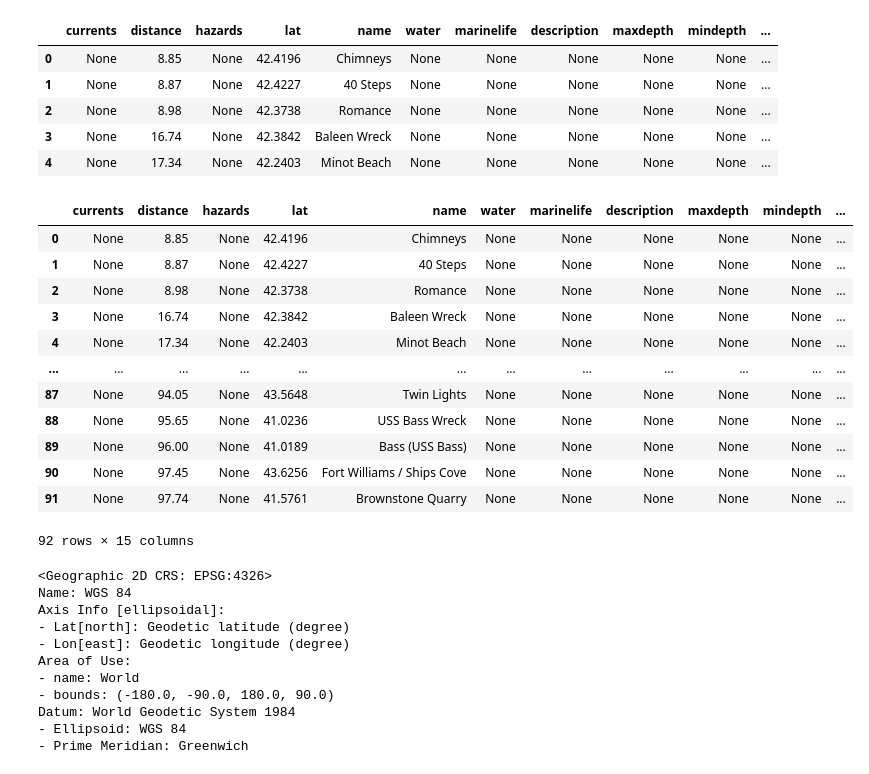
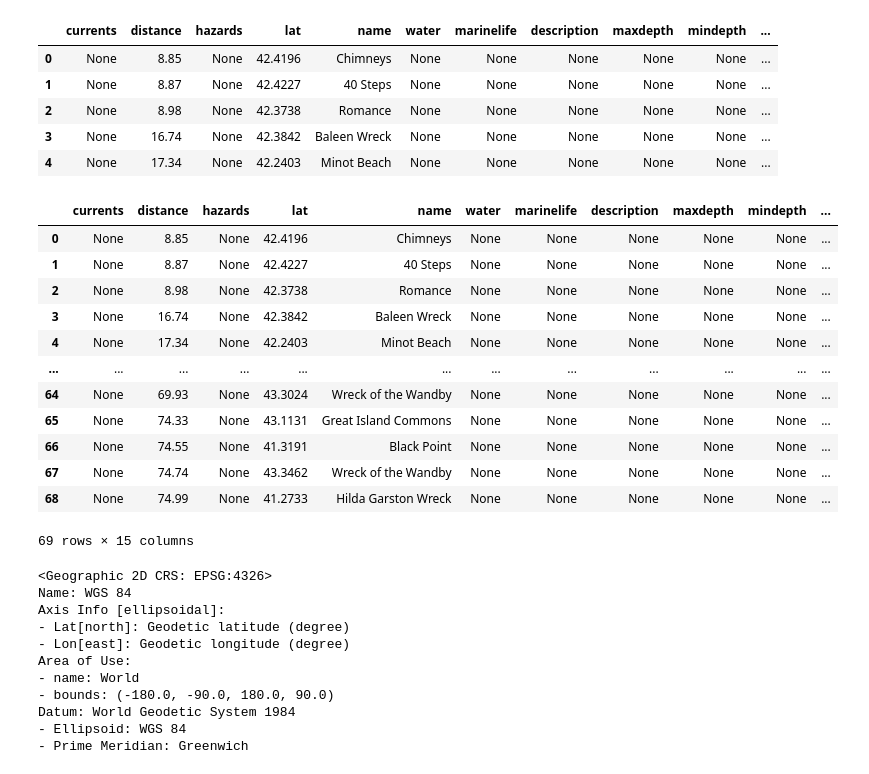
Before and after one commit to HKuz/Geospatial_Overview, a Jupyter notebook: geospatial_code_demo.ipynb, the cells around one changed output. Cells and saved outputs as stored; diff of their text form; code cells hidden in the pictures.

```diff
--- a/geospatial_code_demo.ipynb
+++ b/geospatial_code_demo.ipynb
@@ -24,7 +26,10 @@ The two datasets used for this project are:
 2. A KML file converted to a shapefile from [Wikipedia](https://en.wikipedia.org/wiki/List_of_shipwrecks_of_Massachusetts) with coordinates for a subset of their listed ship wrecks of Massachusetts
 # %%
 # Get data from DiveSites.com API
-ds_url = "http://api.divesites.com/?mode=sites&lat=42.35843&lng=-71.05977&dist=100"
+bos_lat = "42.35843"
+bos_lon = "-71.05977"
+
+ds_url = f"http://api.divesites.com/?mode=sites&lat={bos_lat}&lng={bos_lon}&dist=75"
 r_ds = requests.get(ds_url)
 ds_json = r_ds.json()
 # %%
@@ -77,28 +82,28 @@ ds_tmp_df.head()
 # %%
 # Convert to GeoDataFrame
 ds_df = gpd.GeoDataFrame(ds_tmp_df,
                          geometry=gpd.points_from_xy(
                              ds_tmp_df.lng,
                              ds_tmp_df.lat))
 
 # Set CRS - web data usually uses WGS84, which is EPSG code 4326
-ds_df.crs = 'EPSG:4326'  # Alternative way: ds_df.to_crs(epsg=4326)
+ds_df.to_crs(epsg=4326)  # Alternative way: ds_df.crs = 'EPSG:4326'
 
 ds_df
 # %% [output]
 |  | currents | distance | hazards | lat | name | water | marinelife | description | maxdepth | mindepth | ... |
 | 0 | None | 8.85 | None | 42.4196 | Chimneys | None | None | None | None | None | ... |
 | 1 | None | 8.87 | None | 42.4227 | 40 Steps | None | None | None | None | None | ... |
 | 2 | None | 8.98 | None | 42.3738 | Romance | None | None | None | None | None | ... |
 | 3 | None | 16.74 | None | 42.3842 | Baleen Wreck | None | None | None | None | None | ... |
 | 4 | None | 17.34 | None | 42.2403 | Minot Beach | None | None | None | None | None | ... |
 | ... | ... | ... | ... | ... | ... | ... | ... | ... | ... | ... | ... |
-| 87 | None | 94.05 | None | 43.5648 | Twin Lights | None | None | None | None | None | ... |
-| 88 | None | 95.65 | None | 41.0236 | USS Bass Wreck | None | None | None | None | None | ... |
-| 89 | None | 96.00 | None | 41.0189 | Bass (USS Bass) | None | None | None | None | None | ... |
-| 90 | None | 97.45 | None | 43.6256 | Fort Williams / Ships Cove | None | None | None | None | None | ... |
-| 91 | None | 97.74 | None | 41.5761 | Brownstone Quarry | None | None | None | None | None | ... |
+| 64 | None | 69.93 | None | 43.3024 | Wreck of the Wandby | None | None | None | None | None | ... |
+| 65 | None | 74.33 | None | 43.1131 | Great Island Commons | None | None | None | None | None | ... |
+| 66 | None | 74.55 | None | 41.3191 | Black Point | None | None | None | None | None | ... |
+| 67 | None | 74.74 | None | 43.3462 | Wreck of the Wandby | None | None | None | None | None | ... |
+| 68 | None | 74.99 | None | 41.2733 | Hilda Garston Wreck | None | None | None | None | None | ... |
-92 rows × 15 columns
+69 rows × 15 columns
 # %%
 # Double check CRS
 ds_df.crs
```
Also changed, not shown: parts of 16 cells of this notebook.
